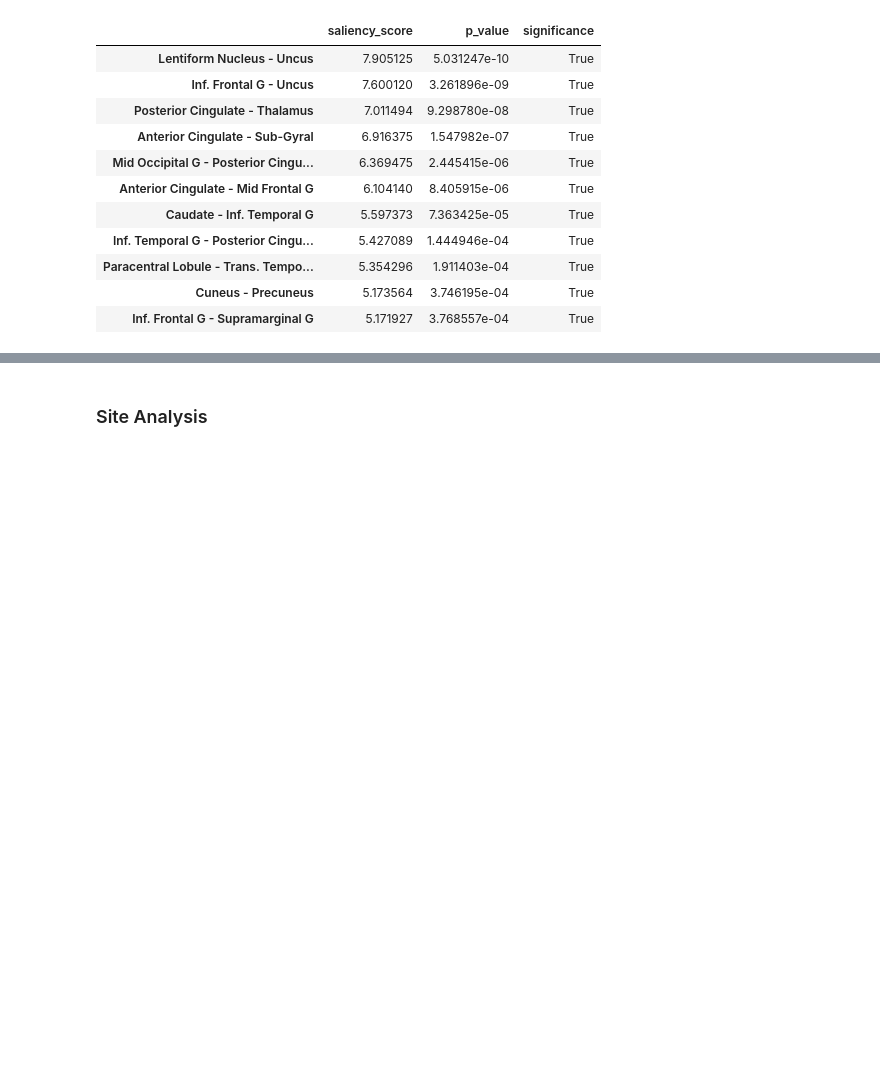
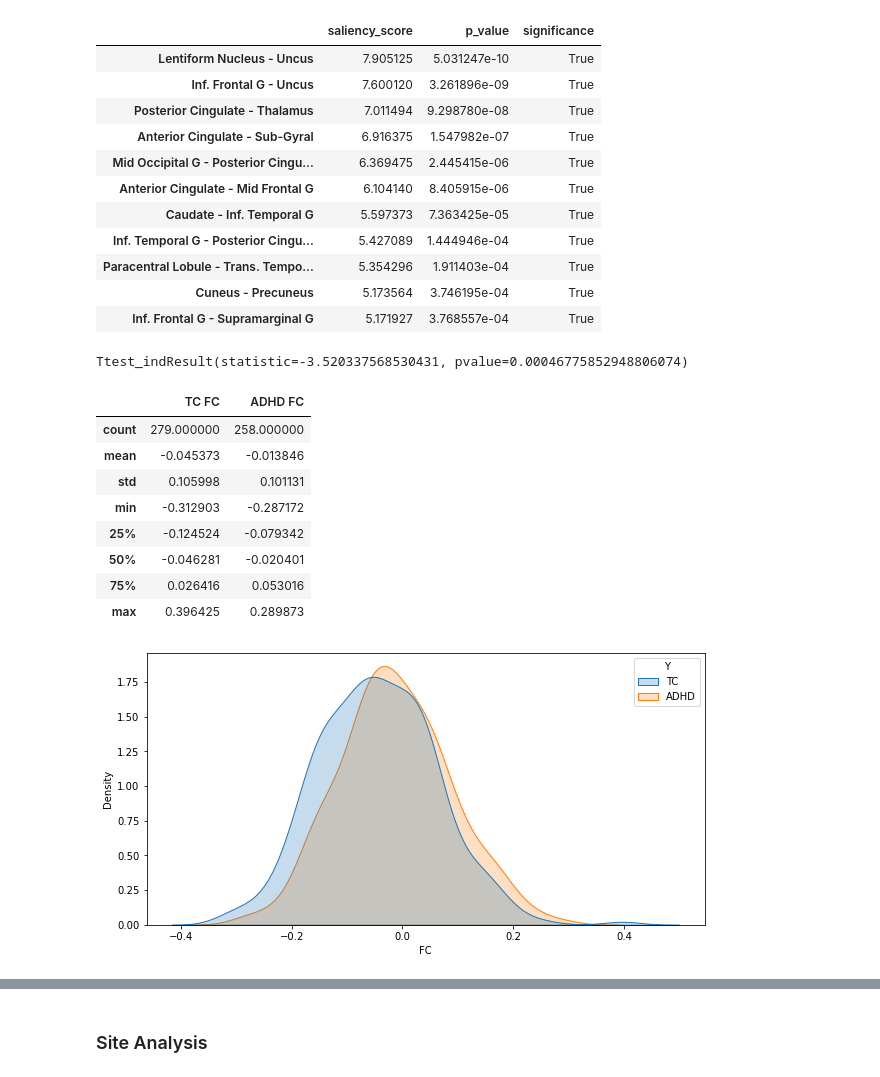
Before and after one commit to weichee98/FYP-SSL, a Jupyter notebook: src/biomarker/biomarker_analysis.ipynb, the cells around one changed output, grey strips where cells are left out. Saved outputs shown, nothing was run; the diff lists cells and outputs as text; code cells hidden in the pictures; blank space fills up the shorter version.

```diff
--- a/src/biomarker/biomarker_analysis.ipynb
+++ b/src/biomarker/biomarker_analysis.ipynb
@@ -250,3 +327,19 @@ saliency[saliency["significance"]]
 | Paracentral Lobule - Trans. Tempo... | 5.354296 | 1.911403e-04 | True |
 | Cuneus - Precuneus | 5.173564 | 3.746195e-04 | True |
 | Inf. Frontal G - Supramarginal G | 5.171927 | 3.768557e-04 | True |
+# %%
+module1 = "Anterior Cingulate"
+module2 = "Sub-Gyral"
+plot_fc_distribution(X_ADHD, y_ADHD, module1, module2, "ADHD")
+# %% [output]
+Ttest_indResult(statistic=-3.520337568530431, pvalue=0.00046775852948806074)
+|  | TC FC | ADHD FC |
+| count | 279.000000 | 258.000000 |
+| mean | -0.045373 | -0.013846 |
+| std | 0.105998 | 0.101131 |
+| min | -0.312903 | -0.287172 |
+| 25% | -0.124524 | -0.079342 |
+| 50% | -0.046281 | -0.020401 |
+| 75% | 0.026416 | 0.053016 |
+| max | 0.396425 | 0.289873 |
+[figure, added]
```
Also changed, not shown: parts of 9 cells of this notebook, 1 other file.
